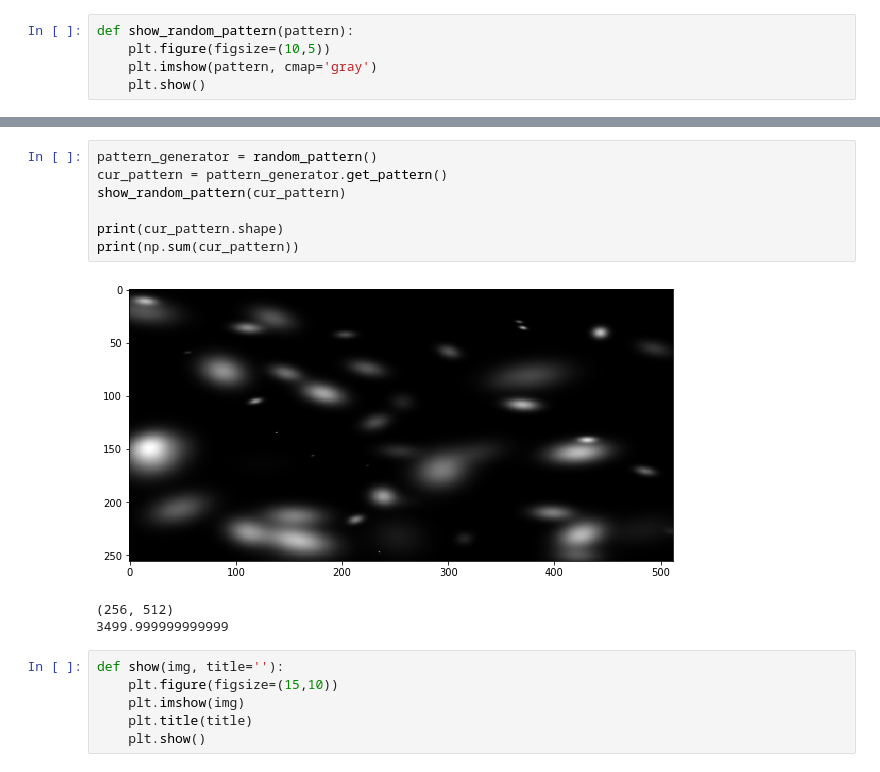
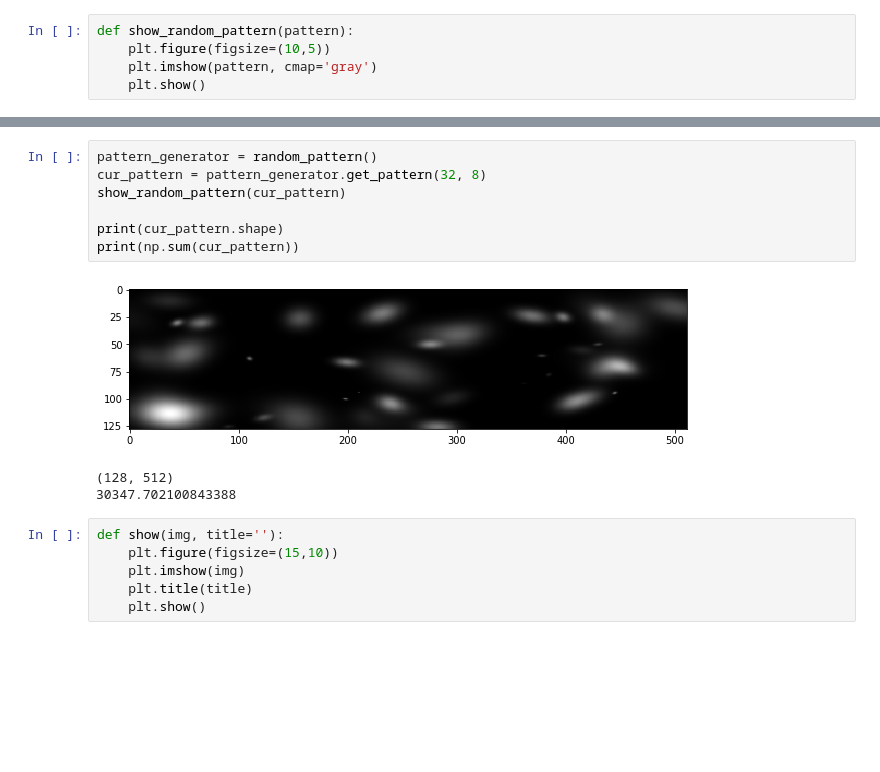
Before and after one commit to ShengCN/soft_shadow, a Jupyter notebook: pattern.ipynb, the cells around one changed output, grey strips where cells are left out. Saved outputs shown, nothing was run; the diff lists cells and outputs as text; blank space fills up the shorter version.

```diff
--- a/pattern.ipynb
+++ b/pattern.ipynb
@@ -27,14 +41,14 @@ def show_random_pattern(pattern):
 # %%
 pattern_generator = random_pattern()
-cur_pattern = pattern_generator.get_pattern()
+cur_pattern = pattern_generator.get_pattern(32, 8)
 show_random_pattern(cur_pattern)
 
 print(cur_pattern.shape)
 print(np.sum(cur_pattern))
 # %% [output]
-[figure, old version]
+[figure, new version]
-(256, 512)
-3499.999999999999
+(128, 512)
+30347.702100843388
 # %%
 def show(img, title=''):
     plt.figure(figsize=(15,10))
```
Also changed, not shown: parts of 2 cells of this notebook, 11 other files.
